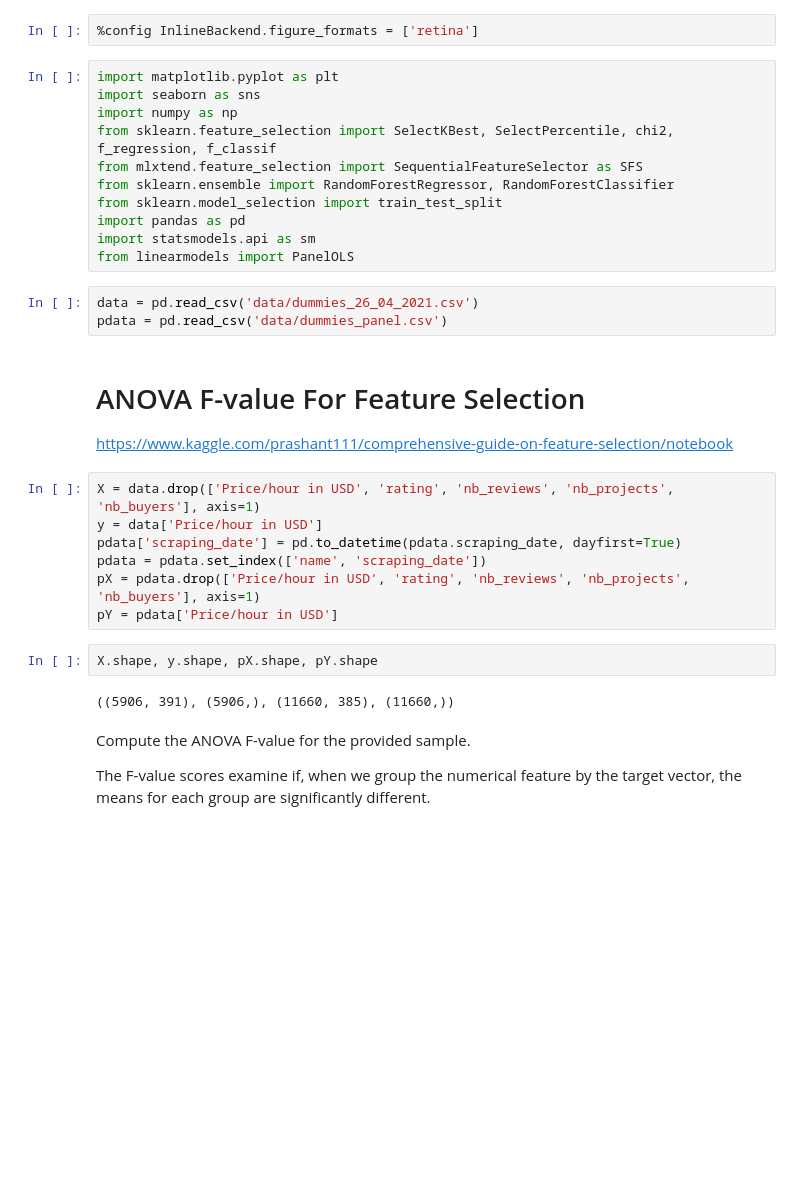
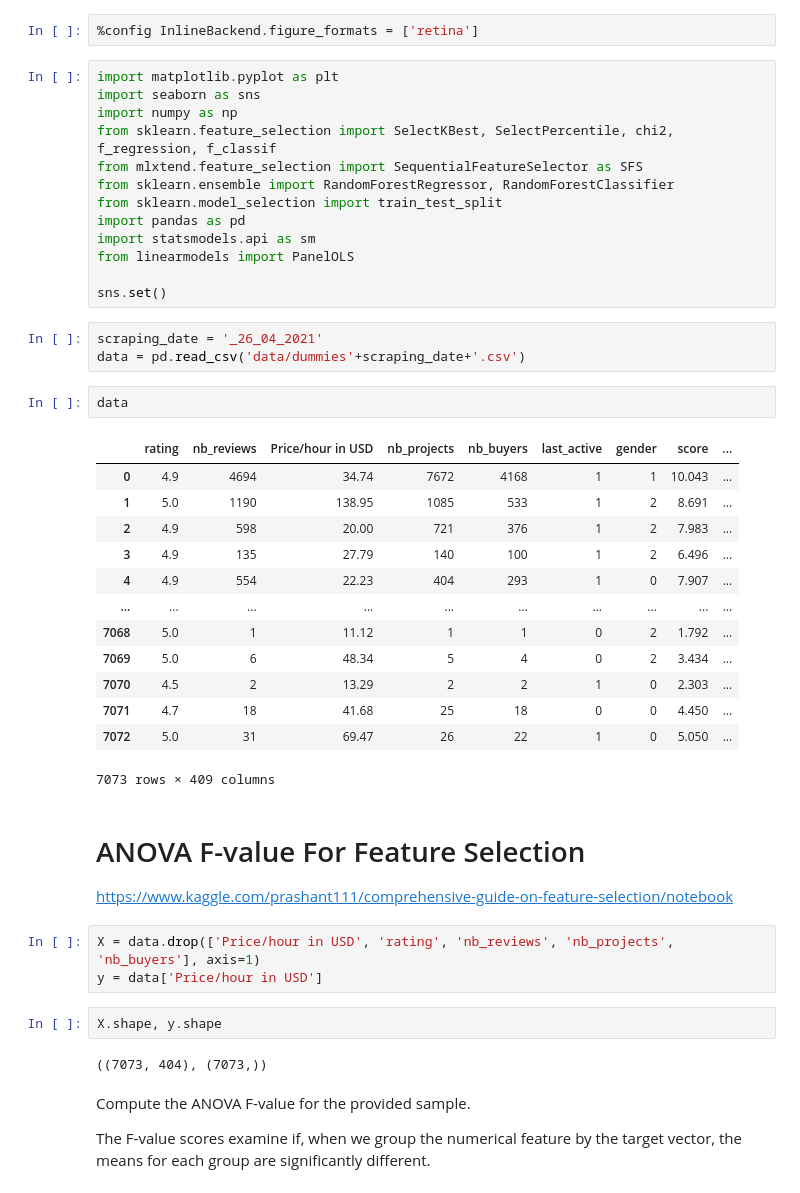
Before and after one commit to Victor-Manach/MODS207, a Jupyter notebook: feature_selection.ipynb, the cells around one changed output. Cells and saved outputs as stored; diff of their text form; blank space fills up the shorter version.

```diff
--- a/feature_selection.ipynb
+++ b/feature_selection.ipynb
@@ -11,23 +11,37 @@ from sklearn.model_selection import train_test_split
 import pandas as pd
 import statsmodels.api as sm
 from linearmodels import PanelOLS
+
+sns.set()
-# %%
-data = pd.read_csv('data/dummies_26_04_2021.csv')
-pdata = pd.read_csv('data/dummies_panel.csv')
+# %%
+scraping_date = '_26_04_2021'
+data = pd.read_csv('data/dummies'+scraping_date+'.csv')
+# %%
+data
+# %% [output]
+|  | rating | nb_reviews | Price/hour in USD | nb_projects | nb_buyers | last_active | gender | score | ... |
+| 0 | 4.9 | 4694 | 34.74 | 7672 | 4168 | 1 | 1 | 10.043 | ... |
+| 1 | 5.0 | 1190 | 138.95 | 1085 | 533 | 1 | 2 | 8.691 | ... |
+| 2 | 4.9 | 598 | 20.00 | 721 | 376 | 1 | 2 | 7.983 | ... |
+| 3 | 4.9 | 135 | 27.79 | 140 | 100 | 1 | 2 | 6.496 | ... |
+| 4 | 4.9 | 554 | 22.23 | 404 | 293 | 1 | 0 | 7.907 | ... |
+| ... | ... | ... | ... | ... | ... | ... | ... | ... | ... |
+| 7068 | 5.0 | 1 | 11.12 | 1 | 1 | 0 | 2 | 1.792 | ... |
+| 7069 | 5.0 | 6 | 48.34 | 5 | 4 | 0 | 2 | 3.434 | ... |
+| 7070 | 4.5 | 2 | 13.29 | 2 | 2 | 1 | 0 | 2.303 | ... |
+| 7071 | 4.7 | 18 | 41.68 | 25 | 18 | 0 | 0 | 4.450 | ... |
+| 7072 | 5.0 | 31 | 69.47 | 26 | 22 | 1 | 0 | 5.050 | ... |
+7073 rows × 409 columns
 # %% [markdown]
 # ANOVA F-value For Feature Selection
 https://www.kaggle.com/prashant111/comprehensive-guide-on-feature-selection/notebook
 # %%
 X = data.drop(['Price/hour in USD', 'rating', 'nb_reviews', 'nb_projects', 'nb_buyers'], axis=1)
 y = data['Price/hour in USD']
-pdata['scraping_date'] = pd.to_datetime(pdata.scraping_date, dayfirst=True)
-pdata = pdata.set_index(['name', 'scraping_date'])
-pX = pdata.drop(['Price/hour in USD', 'rating', 'nb_reviews', 'nb_projects', 'nb_buyers'], axis=1)
-pY = pdata['Price/hour in USD']
 # %%
-X.shape, y.shape, pX.shape, pY.shape
+X.shape, y.shape
 # %% [output]
-((5906, 391), (5906,), (11660, 385), (11660,))
+((7073, 404), (7073,))
 # %% [markdown]
 Compute the ANOVA F-value for the provided sample.
 
```
Also changed, not shown: parts of 28 cells of this notebook, 4 other files.
